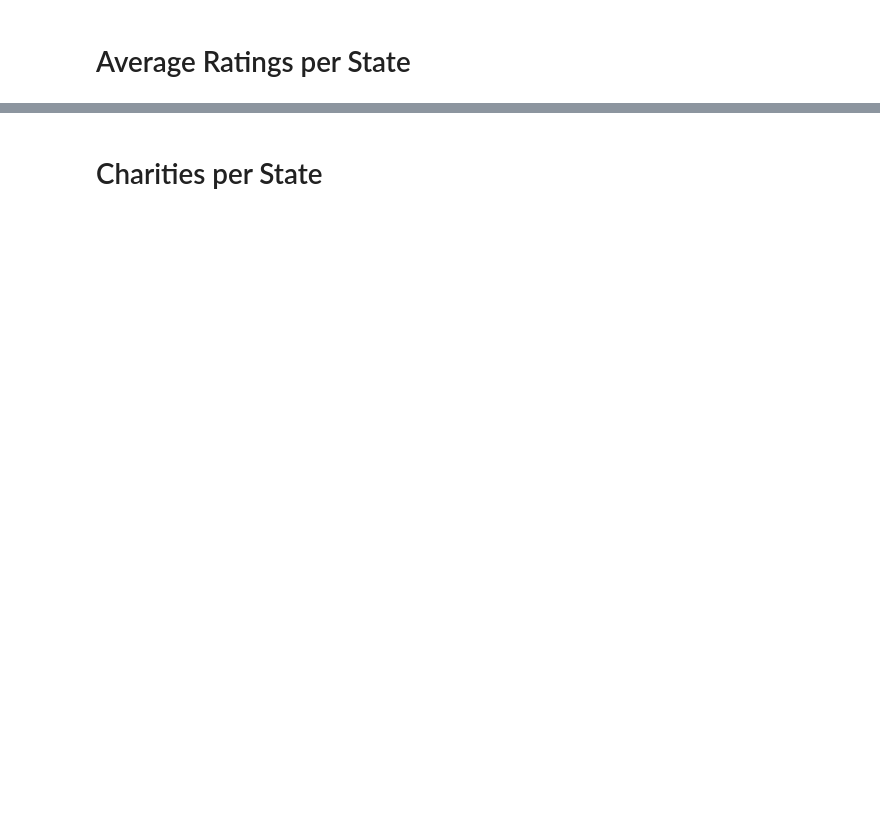
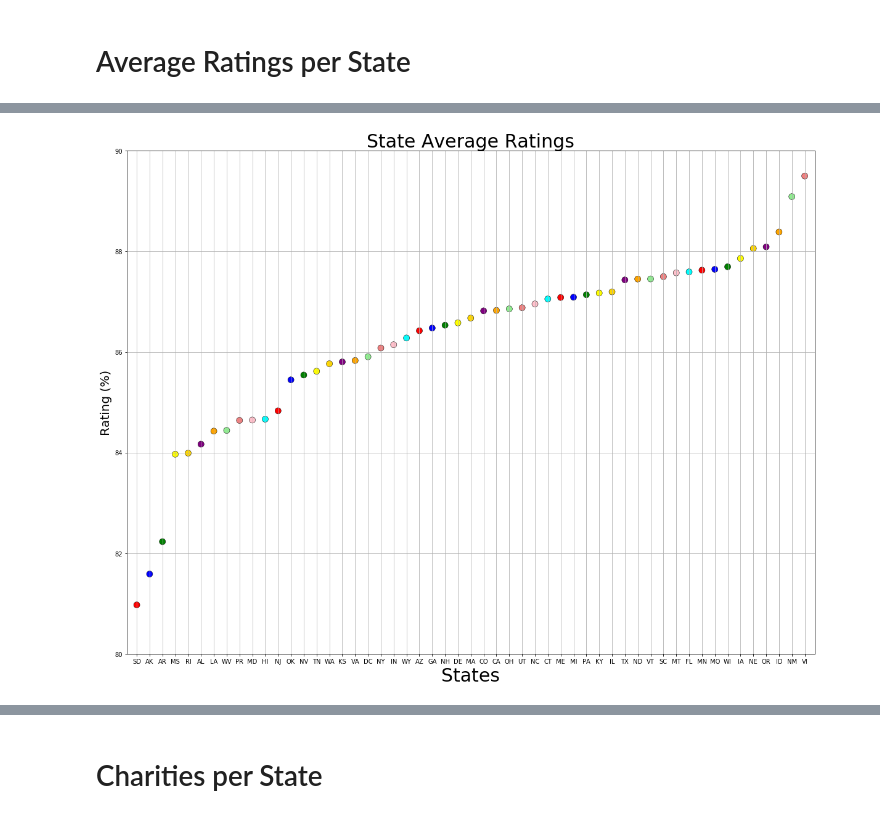
Before and after one commit to randyn/project-one, a Jupyter notebook: State_observations.ipynb, the cells around one changed output, grey strips where cells are left out. Cells and saved outputs as stored; diff of their text form; code cells hidden in the pictures; blank space fills up the shorter version.

```diff
--- a/State_observations.ipynb
+++ b/State_observations.ipynb
@@ -56,19 +58,21 @@ all_states.style.format({"Average Contributions per State":"${:,.0f}", "Average
 # %% [markdown]
 # Average Ratings per State
 # %%
+%matplotlib inline
+
 #PLOT GRAPHS
 state = ["AK","AL","AR","AZ","CA","CO","CT","DC","DE","FL","GA","HI","IA","ID","IL","IN","KS","KY","LA","MA","MD","ME","MI","MN","MO","MS",
          "MT","NC","ND","NE","NH","NJ","NM","NV","NY","OH","OK","OR","PA","PR","RI","SC","SD","TN","TX","UT","VA","VI","VT","WA", "WI",
          "WV", "WY"]
-colors= ['red','blue','green','yellow','gold','purple','orange','lightgreen','lightcoral','pink']
+colors= ['red','blue','green','yellow','gold','purple','orange','lightgreen','lightcoral','pink','cyan']
 
 
-plt.figure(figsize=(20, 5))
-plt.scatter(state, all_states["Average Charity Rating per State"] ,color=colors, marker= 'o', edgecolors="black",
+plt.figure(figsize=(20, 15))
+plt.scatter(all_states.index, all_states["Average Charity Rating per State"] ,color=colors, marker= 'o', edgecolors="black",
             s=100, label ="States & Charities", alpha=1,linewidth=.5)
-plt.title("State Average Ratings")
-plt.xlabel("States")
-plt.ylabel("Rating (%)")
+plt.title("State Average Ratings", size=30)
+plt.xlabel("States",size=30)
+plt.ylabel("Rating (%)", size=20)
 plt.ylim(80, 90)
 plt.grid()
 plt.margins(0.015,0.03)
@@ -78,0 +81 @@ plt.show()
+[figure, added]
```
Also changed, not shown: parts of 19 cells of this notebook.
